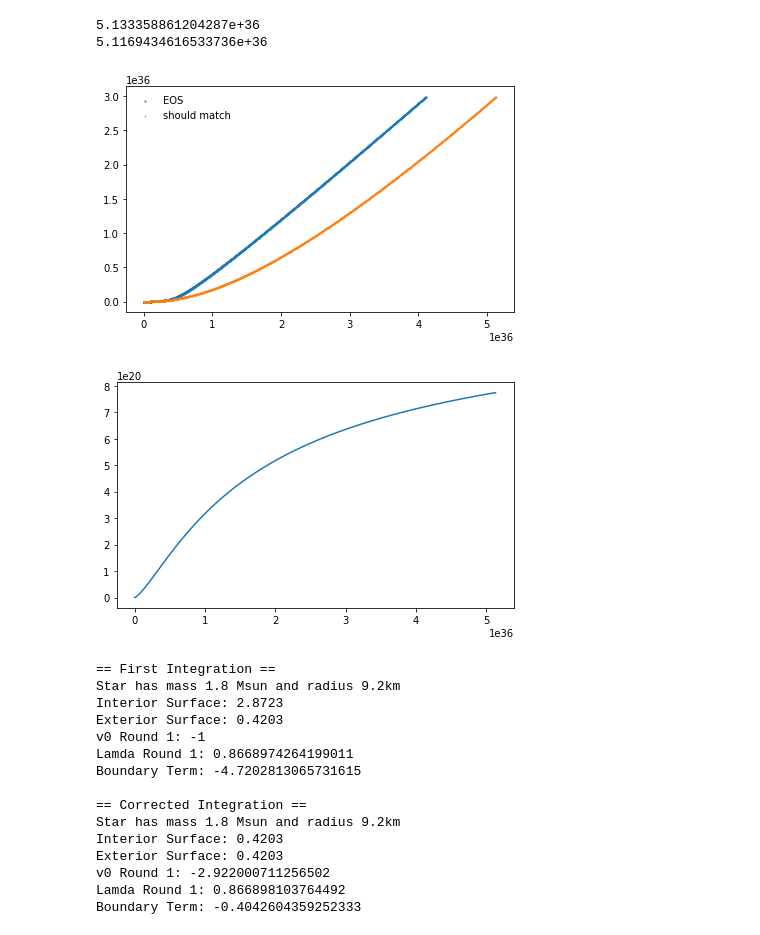
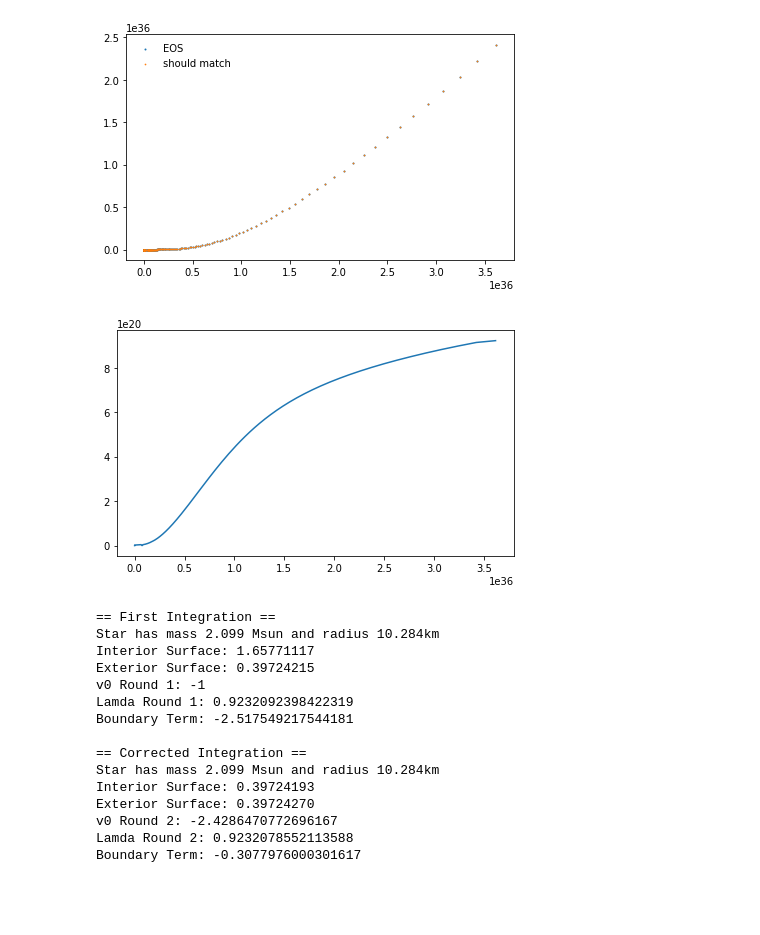
Before and after one commit to utkarsh7236/fmodes, a Jupyter notebook: cowling_approximation3.ipynb, the cells around one changed output. Saved outputs shown, nothing was run; the diff lists cells and outputs as text; code cells hidden in the pictures; blank space fills up the shorter version.

```diff
--- a/cowling_approximation3.ipynb
+++ b/cowling_approximation3.ipynb
@@ -42,12 +42,12 @@ def utkarshGrid():
              )
 # %%
 G = 6.67259e-8 # dyne cm2 g-2
-c = 2.998e10 # cms-1
+c = 2.99792458e10 # cms-1
 n_den = 2.3e14
 km2cm = 1e5
-msun = 1.989e33
+msun = 1.98847e33
 
-path = "eos_data/sly.csv"
+path = "eos_data/nl3cr.csv"
 
 # DIMENSIONS CHECKED
 def lamba_metric(M, R):
@@ -118,41 +118,42 @@ def e_func(P, p_0 = 1.67e14*(c**2), K = 0.0195, gamma = 2.34):
 # %%
 df = pd.read_csv(path)
 e_old, p_old = df_to_ep(df)
 
+### Polytrop ###
+# p = p_old
+# e = e_func(p)
+
+### EOS DATA ###
 p = p_old
-e = e_func(p)
+e = e_old
 
 p_min = min(p)
 EOS = get_ep(e, p)
 EOS_inv = get_pe(p, e)
 plt.scatter(e_old, p_old, s = 1, label = "EOS")
-
-print(e.max())
-print(e_func(p_old[-4]))
 
 ### EOS DATA ###
 def dPde_helper(p, e):
     return np.gradient(get_pe(p, e)(e), e)
 
 def dPde(p, e):
     return interp1d(e, dPde_helper(p, e), fill_value=(0, 0), bounds_error=True)
+#     return interp1d(e, dPde_helper(p, e), fill_value="extrapolate", kind = "cubic")
 
 dpde = dPde(p, e)
 
 def dPdrho(e, dpde = dpde):
     return c**2 * dpde(e)
 
 plt.scatter(e, EOS_inv(e), s = 0.5, label = "should match")
 plt.legend()
 
 plt.figure()
 plt.plot(e, dPdrho(e))
 plt.show()
 # %% [output]
-5.133358861204287e+36
-5.1169434616533736e+36
-[figure, old version]
+[figure, new version]
-[figure, old version]
+[figure, new version]
 # %%
 from scipy.misc import derivative
 
@@ -246,14 +251,20 @@ def tov(EOS, init_VEC, r_i, p_min, omega, dedp_EQ, progress = False,
 df = pd.read_csv(path)
 e_old, p_old = df_to_ep(df)
 
+### Polytrop ###
+# p = p_old
+# e = e_func(p)
+
+### EOS DATA ###
 p = p_old
-e = e_func(p)
+e = e_old
+
 EOS = get_ep(e, p)
 
 # Initial Conditions
 km2cm = 1e5
 r_i = 1
-p0 = p[-4]
+p0 = p[-9]
 e0 = EOS(p0)
 p_c = p0 - 2 * np.pi * (G/(c**4)) * r_i**2 * (p0 + e0) * (3*p0 + e0)/3
 e_c = EOS(p_c)
@@ -276,7 +287,7 @@ init_VEC = [p_c, m0, v0, W0, U0]
 # Integrate
 p, m, r_arr, v, w, u = tov(EOS, init_VEC, r_i, p_min,
                            omega, dedp_EQ, progress = True,
-                           l = l, n_iter_max = 2000)
+                           l = l)
 
 max_idx = np.argmax(m)
 m_R = m.max() # In units of msun
@@ -296,9 +307,9 @@ def boundary_wu(r_R, m_R, omega, w_R, u_R):
     return frac1 * np.sqrt(1-(2*G*m_R)/(r_R * (c**2))) - w_R/u_R
 
 print("== First Integration == ")
-print(f"Star has mass {m_R/msun:.1f} Msun and radius {r_R/km2cm:.1f}km")
-print(f"Interior Surface: {interior:.4f}")
-print(f"Exterior Surface: {schild:.4f}")
+print(f"Star has mass {m_R/msun:.3f} Msun and radius {r_R/km2cm:.3f}km")
+print(f"Interior Surface: {interior:.8f}")
+print(f"Exterior Surface: {schild:.8f}")
 print(f"v0 Round 1: {v0}")
 print(f"Lamda Round 1: {lamba_metric(m_R, r_R)}")
 print(f"Boundary Term: {boundary_wu(r_R, m_R, omega, w_R, u_R)}")
@@ -331,28 +342,28 @@ schild = (1-2*G*m_R/(c**2*r_R))
 interior = np.exp(v_R)
 
 print("== Corrected Integration == ")
-print(f"Star has mass {m_R/msun:.1f} Msun and radius {r_R/km2cm:.1f}km")
-print(f"Interior Surface: {interior:.4f}")
-print(f"Exterior Surface: {schild:.4f}")
-print(f"v0 Round 1: {v0}")
-print(f"Lamda Round 1: {lamba_metric(m_R, r_R)}")
+print(f"Star has mass {m_R/msun:.3f} Msun and radius {r_R/km2cm:.3f}km")
+print(f"Interior Surface: {interior:.8f}")
+print(f"Exterior Surface: {schild:.8f}")
+print(f"v0 Round 2: {v0}")
+print(f"Lamda Round 2: {lamba_metric(m_R, r_R)}")
 print(f"Boundary Term: {boundary_wu(r_R, m_R, omega, w_R, u_R)}")
 # %% [output]
 == First Integration ==
-Star has mass 1.8 Msun and radius 9.2km
-Interior Surface: 2.8723
-Exterior Surface: 0.4203
+Star has mass 2.099 Msun and radius 10.284km
+Interior Surface: 1.65771117
+Exterior Surface: 0.39724215
 v0 Round 1: -1
-Lamda Round 1: 0.8668974264199011
-Boundary Term: -4.7202813065731615
+Lamda Round 1: 0.9232092398422319
+Boundary Term: -2.517549217544181
 
 == Corrected Integration ==
-Star has mass 1.8 Msun and radius 9.2km
-Interior Surface: 0.4203
-Exterior Surface: 0.4203
-v0 Round 1: -2.922000711256502
-Lamda Round 1: 0.866898103764492
-Boundary Term: -0.4042604359252333
+Star has mass 2.099 Msun and radius 10.284km
+Interior Surface: 0.39724193
+Exterior Surface: 0.39724270
+v0 Round 2: -2.4286470772696167
+Lamda Round 2: 0.9232078552113588
+Boundary Term: -0.3077976000301617
 # %%
 print(f"{p_min:.2e}")
 p # Notice that the surface pressure is well above lower limit.
```
Also changed, not shown: parts of 8 cells of this notebook.
